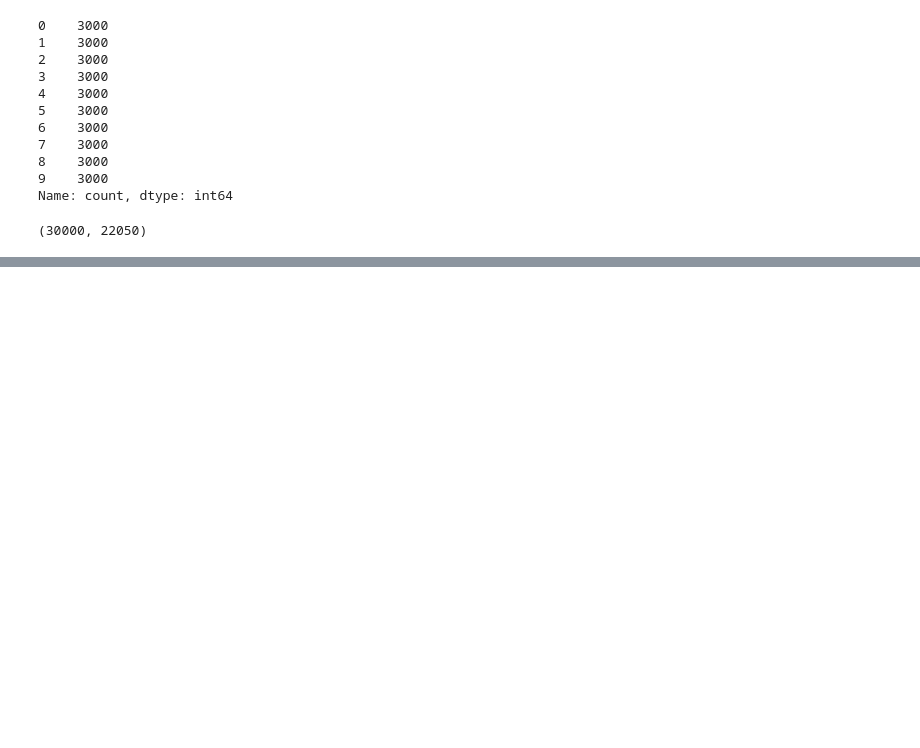
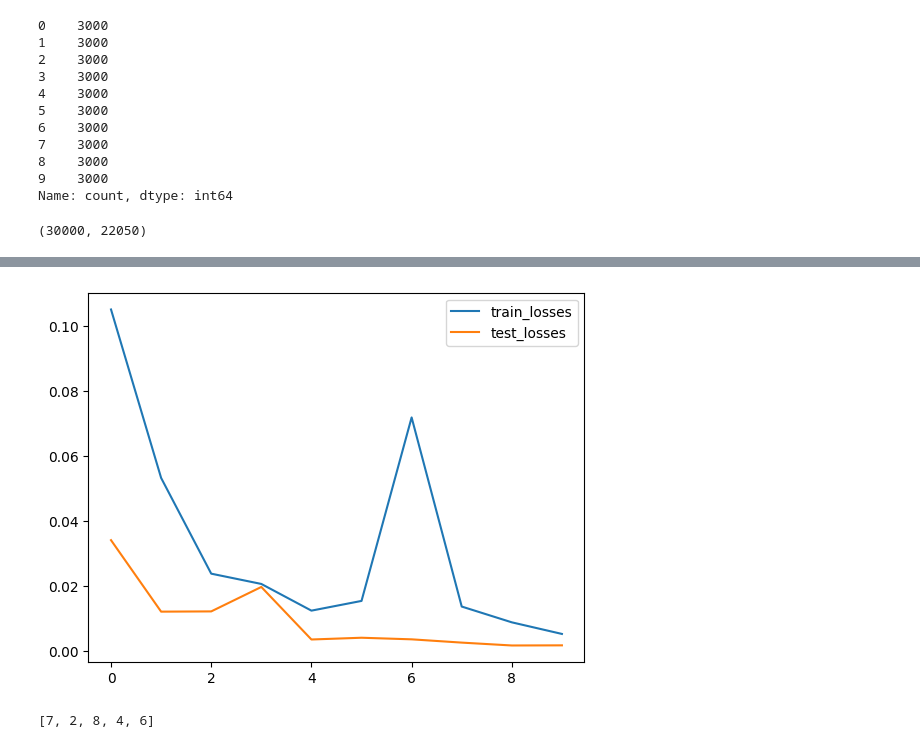
Before and after one commit to mahdi-ahmadi-2002/MNIST_Audio_processing, a Jupyter notebook: audio-mnist-Transformer.ipynb, the cells around one changed output, grey strips where cells are left out. Saved outputs shown, nothing was run; the diff lists cells and outputs as text; code cells hidden in the pictures; blank space fills up the shorter version.

```diff
--- a/audio-mnist-Transformer.ipynb
+++ b/audio-mnist-Transformer.ipynb
@@ -133,11 +123,3 @@ from torch.utils.data import TensorDataset, DataLoader
 
 train_loader = DataLoader(AudioMNISTDataset(X_train, y_train), batch_size=32, shuffle=True)
 test_loader = DataLoader(AudioMNISTDataset(X_test, y_test), batch_size=32)
-# %%
-# for images, labels in train_loader:
-#     print(type(images))
-#     print(images.shape)
-#     print(images.max())
-#     break
-x, y = next(iter(train_loader))
-x.shape, y.shape
@@ -529,0 +240,22 @@ KeyboardInterrupt:
+# %%
+plt.plot(train_losses,label="train_losses")
+plt.plot(test_losses,label="test_losses")
+plt.legend()
+plt.show()
+# %% [output]
+[figure, added]
+# %%
+model.eval()
+
+y_true=[]
+y_pred=[]
+with torch.no_grad():
+    for test_data in test_loader:
+        test_images, test_labels = test_data[0].to(device), test_data[1].to(device)
+        pred = model(test_images).argmax(dim=1)
+        for i in range(len(pred)):
+            y_true.append(test_labels[i].item())
+            y_pred.append(pred[i].item())
+print(y_pred[0:5])
+# %% [output]
+[7, 2, 8, 4, 6]
```
Also changed, not shown: parts of 19 cells of this notebook.
